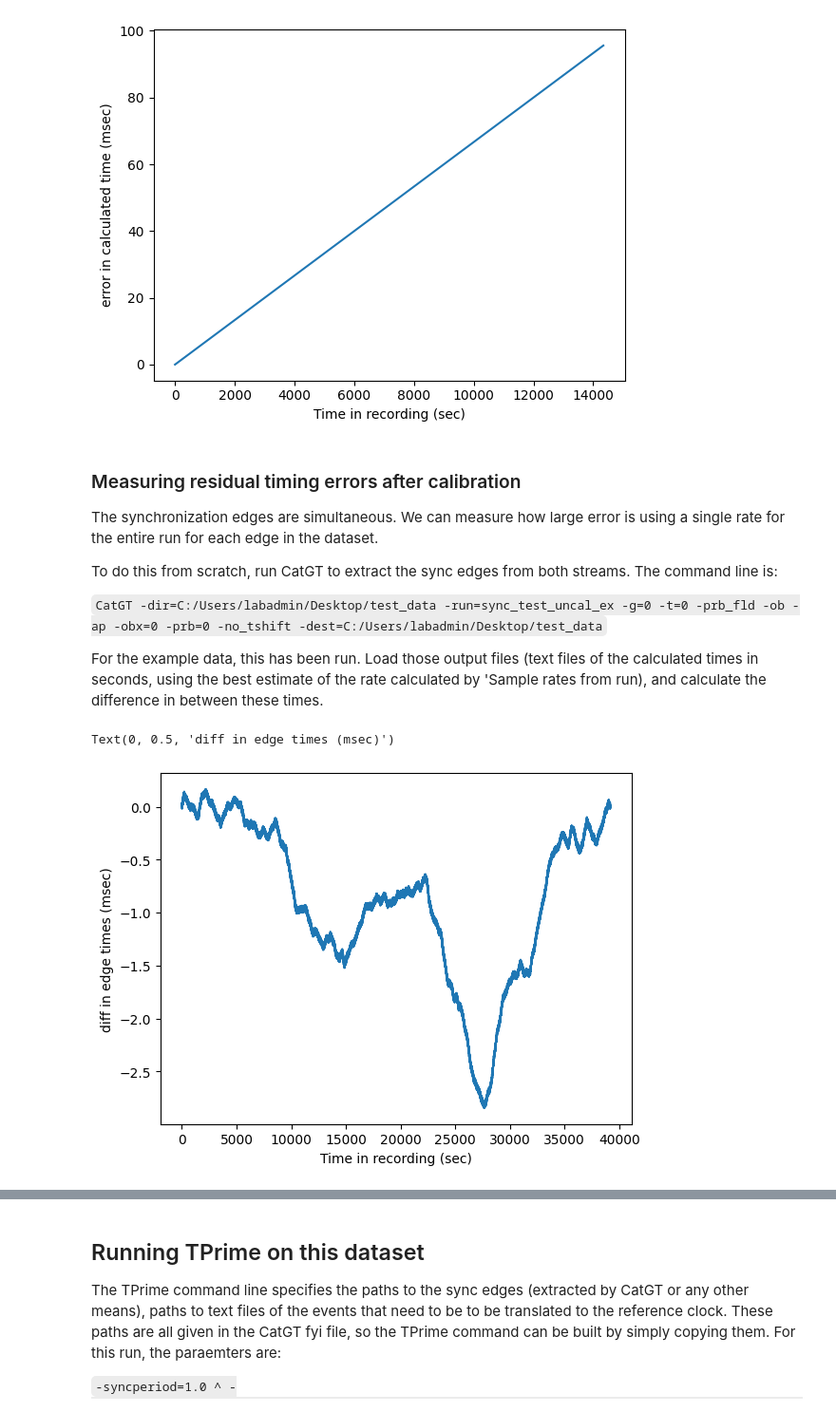
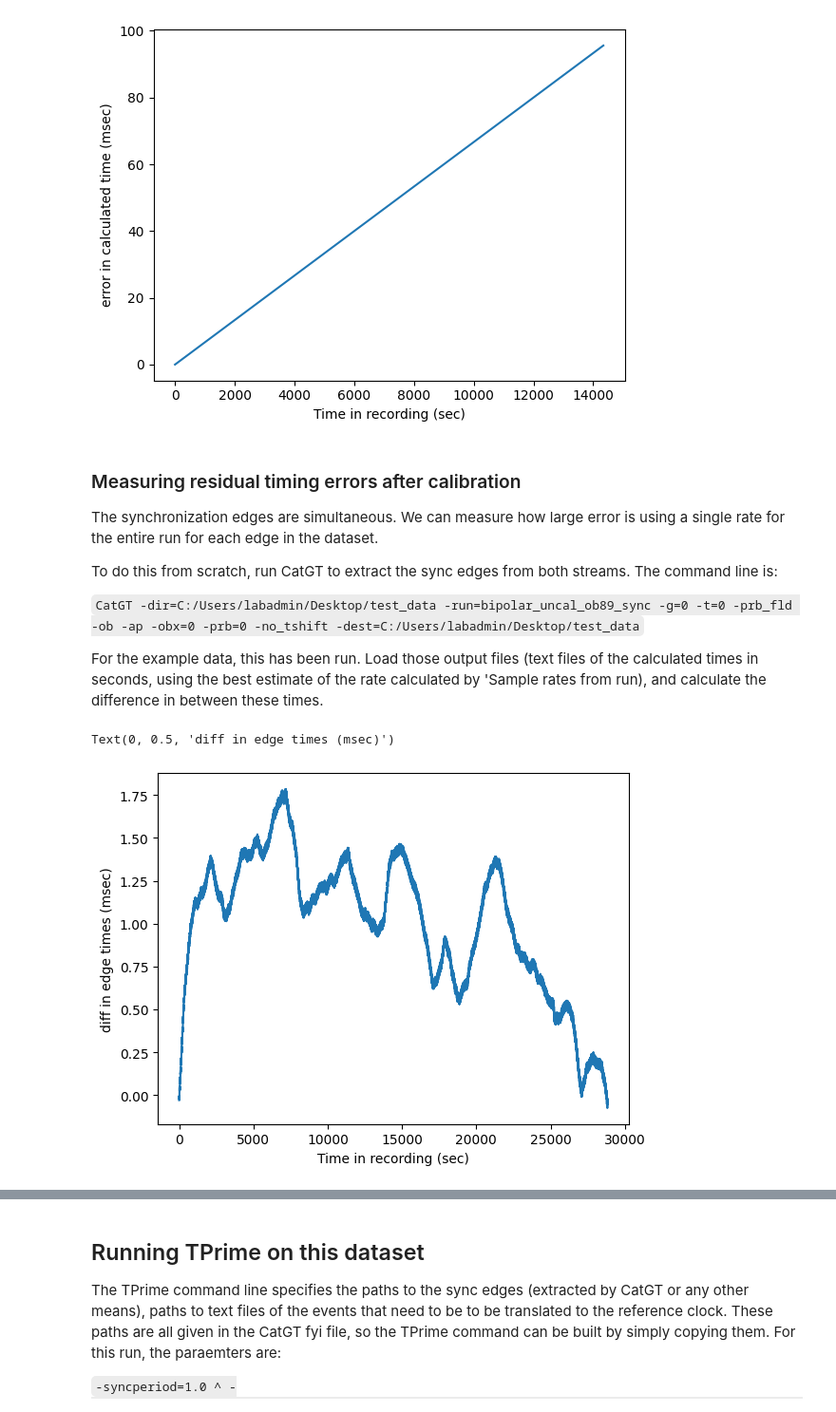
Before and after one commit to jenniferColonell/JHU-neuropixels-2025, a Jupyter notebook: tutorials/nn_clock_calibration_and_sync.ipynb, the cells around one changed output, grey strips where cells are left out. Shown at 95% size. Drawn from its saved outputs; the diff is of its cells as text; code cells hidden in the pictures.

Commit message:
adding ks_gui notebook, updating sync notebook

```diff
--- a/tutorials/nn_clock_calibration_and_sync.ipynb
+++ b/tutorials/nn_clock_calibration_and_sync.ipynb
@@ -60,28 +60,28 @@ The synchronization edges are simultaneous. We can measure how large error is us
 
 To do this from scratch, run CatGT to extract the sync edges from both streams. The command line is:
 
-``CatGT -dir=C:/Users/labadmin/Desktop/test_data -run=sync_test_uncal_ex -g=0 -t=0 -prb_fld -ob -ap -obx=0 -prb=0 -no_tshift -dest=C:/Users/labadmin/Desktop/test_data``
+``CatGT -dir=C:/Users/labadmin/Desktop/test_data -run=bipolar_uncal_ob89_sync -g=0 -t=0 -prb_fld -ob -ap -obx=0 -prb=0 -no_tshift -dest=C:/Users/labadmin/Desktop/test_data``
 
 For the example data, this has been run. Load those output files (text files of the calculated times in seconds, using the best estimate of the rate calculated by 'Sample rates from run), and calculate the difference in between these times.
 # %%
 # set the paths to the the files of sync edges
-obx_edges_path = r'C:\Users\labadmin\Desktop\test_data\catgt_bipolar_uncal_sync_test_g0\bipolar_uncal_sync_test_g0_tcat.obx0.obx.xd_1_6_500.txt'
-imec0_edges_path = r'C:\Users\labadmin\Desktop\test_data\catgt_bipolar_uncal_sync_test_g0\bipolar_uncal_sync_test_g0_tcat.imec0.ap.xd_1_6_500.txt'
+obx_edges_path = r'C:\Users\labadmin\Desktop\test_data\catgt_bipolar_uncal_ob89_sync_g0\bipolar_uncal_ob89_sync_g0_tcat.obx0.obx.xd_1_6_500.txt'
+imec0_edges_path = r'C:\Users\labadmin\Desktop\test_data\catgt_bipolar_uncal_ob89_sync_g0\bipolar_uncal_ob89_sync_g0_tcat.imec0.ap.xd_1_6_500.txt'
 with open(obx_edges_path, 'r') as file:
     obx_list = file.readlines()
 obx_edge_times = np.array(obx_list, dtype=float)
 with open(imec0_edges_path, 'r') as file:
     imec0_list = file.readlines()
 imec0_edge_times = np.array(imec0_list, dtype=float)
 
 edge_diff = 1000*(obx_edge_times - imec0_edge_times)
 
 plt.plot(obx_edge_times, edge_diff)
 plt.xlabel('Time in recording (sec)')
 plt.ylabel('diff in edge times (msec)')
 # %% [output]
 Text(0, 0.5, 'diff in edge times (msec)')
-[figure, old version]
+[figure, new version]
 # %% [markdown]
 ## What causes the remaining error?
 
```
Also changed, not shown: parts of 1 cell of this notebook, 3 other files.
